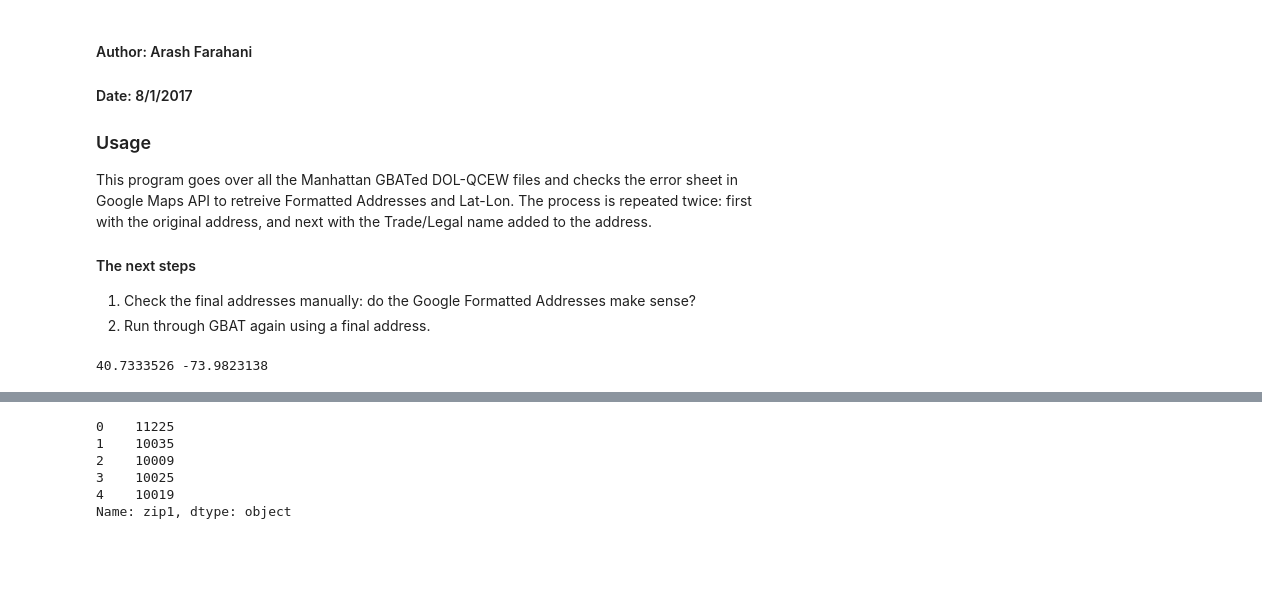
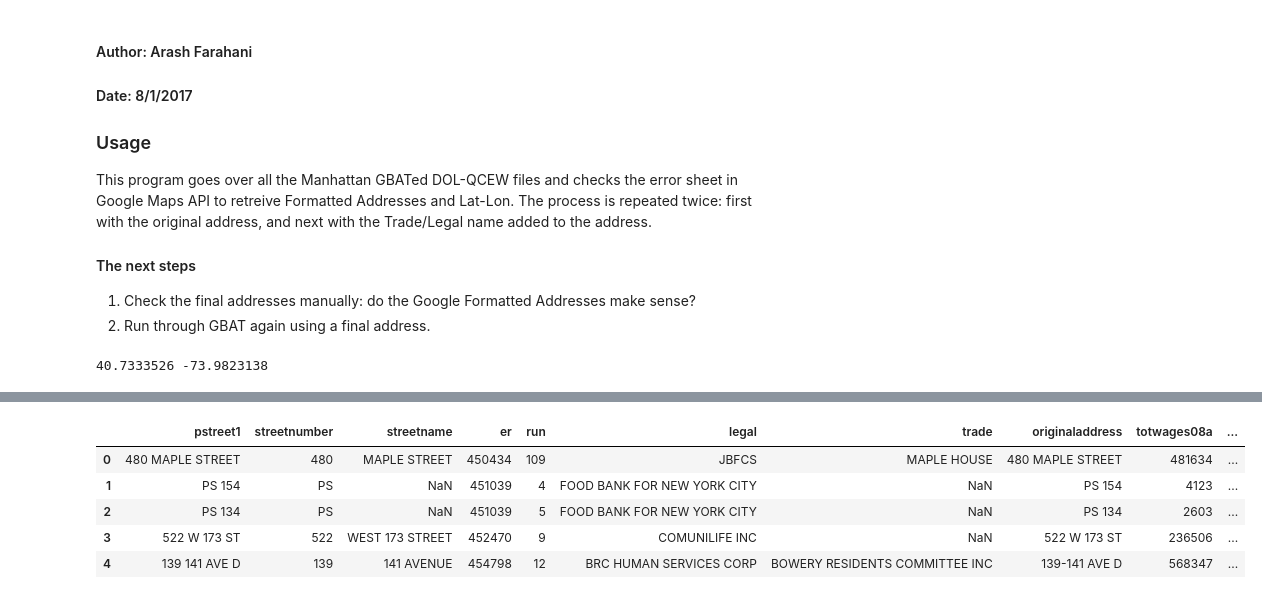
Before and after one commit to NYCIBO/Python-Procedures, a Jupyter notebook: QCEW_Address_Check.ipynb, the cells around one changed output, grey strips where cells are left out. Cells and saved outputs as stored; diff of their text form; code cells hidden in the pictures; blank space fills up the shorter version.

```diff
--- a/QCEW_Address_Check.ipynb
+++ b/QCEW_Address_Check.ipynb
@@ -154,0 +205,28 @@ print(len(df.index))
+# %%
+target_zips=[10001,10002,10004,10005,10006,10007,10013,10018,10038,10041,10048,10119,10123]
+
+directory = os.fsencode("Z:/EAD/DOL Data/QCEW to RPAD address merge/forgbat/Manhattan/")
+
+# these files were already processed by google. I don't want to pay for processig them again, so I'll skip them.
+incomplete_files=['_GoogOut_forgbatmn01 - edited.xlsx']
+
+# Clean up the files for processing
+
+for file in os.listdir(directory):
+    filename = os.fsdecode(file)
+    if filename.endswith(".xlsx") and '_GoogOut_' in filename and filename not in incomplete_files:
+        adds=pd.ExcelFile(os.path.join(directory,filename.encode()).decode())
+        print(filename, ' to load')
+        print('sheet names: ',adds.sheet_names)
+        df = adds.parse('Sheet1')
+        df['zip_keep'] = (df.Gzip0.isin(target_zips)) | (df.Gzip1.isin(target_zips)) | (df.pzip.isin(target_zips))   #drop the GBAT Err Columns
+        print(filename, ' was loaded')
+
+        # Save The Results
+        df['same_GF_Address']=(df['Gformatted_address1']==df['Gformatted_address0'])
+        pd.ExcelFile(os.path.join(directory,filename.encode()).decode())
+        writer = pd.ExcelWriter(os.path.join(directory,(filename).encode()).decode())
+        df.to_excel(writer,'Sheet1')
+        print('Processed data and saved: ', filename )
+        #df2.to_excel(writer,'Sheet2')
+        writer.save()
@@ -155,9 +251,9 @@ print(len(df.index))
 # %%
-df['zip1'].head()
+df.head()
 # %% [output]
-0    11225
-1    10035
-2    10009
-3    10025
-4    10019
-Name: zip1, dtype: object
+|  | pstreet1 | streetnumber | streetname | er | run | legal | trade | originaladdress | totwages08a | ... |
+| 0 | 480 MAPLE STREET | 480 | MAPLE STREET | 450434 | 109 | JBFCS | MAPLE HOUSE | 480 MAPLE STREET | 481634 | ... |
+| 1 | PS 154 | PS | NaN | 451039 | 4 | FOOD BANK FOR NEW YORK CITY | NaN | PS 154 | 4123 | ... |
+| 2 | PS 134 | PS | NaN | 451039 | 5 | FOOD BANK FOR NEW YORK CITY | NaN | PS 134 | 2603 | ... |
+| 3 | 522 W 173 ST | 522 | WEST 173 STREET | 452470 | 9 | COMUNILIFE INC | NaN | 522 W 173 ST | 236506 | ... |
+| 4 | 139 141 AVE D | 139 | 141 AVENUE | 454798 | 12 | BRC HUMAN SERVICES CORP | BOWERY RESIDENTS COMMITTEE INC | 139-141 AVE D | 568347 | ... |
```
Also changed, not shown: parts of 6 cells of this notebook.
